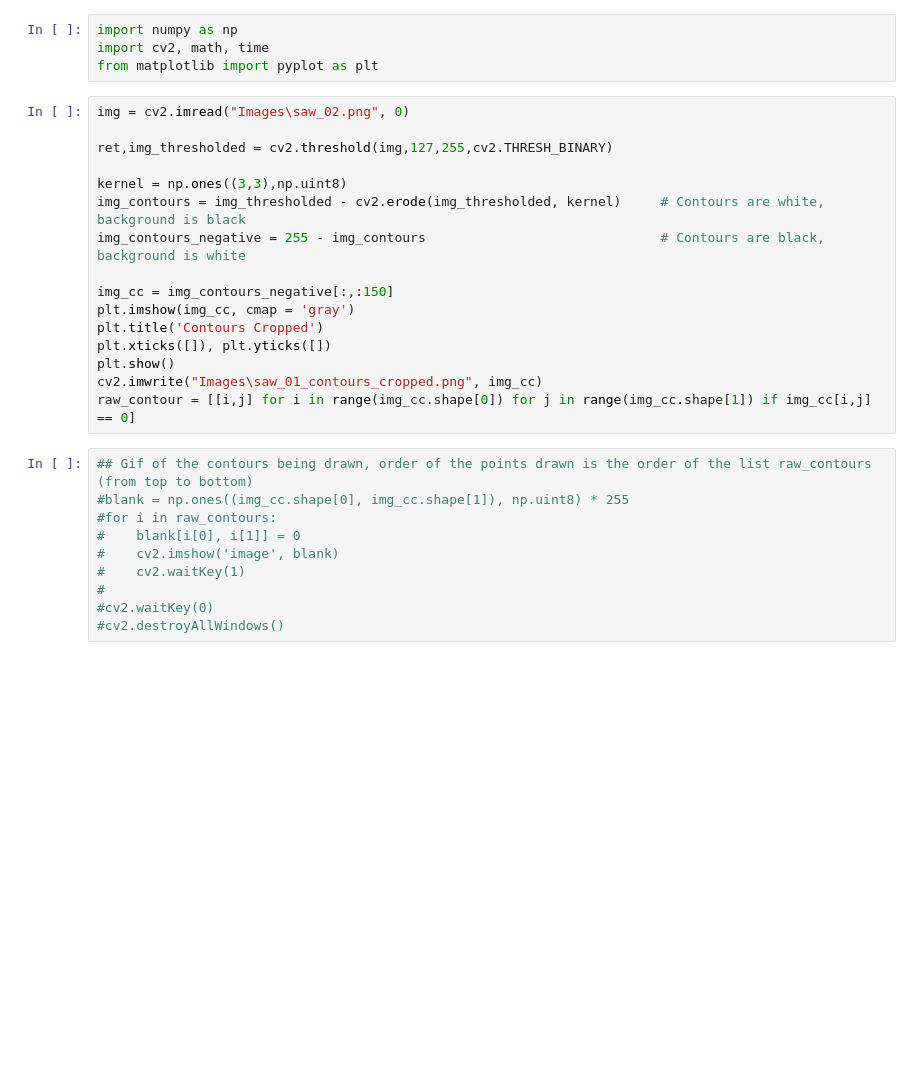
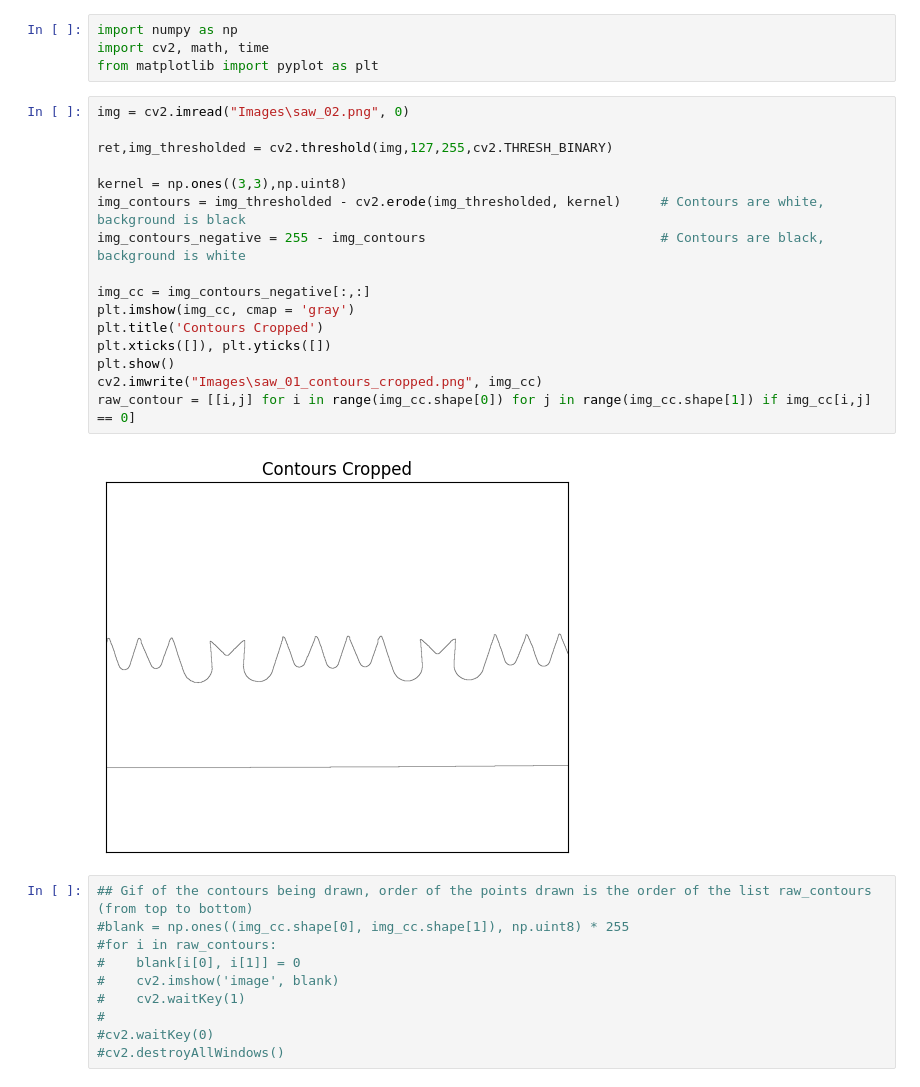
Before and after one commit to andreaalboni/CV-Project, a Jupyter notebook: InspBT.ipynb, the cells around one changed output. Saved outputs shown, nothing was run; the diff lists cells and outputs as text; blank space fills up the shorter version.

```diff
--- a/InspBT.ipynb
+++ b/InspBT.ipynb
@@ -5,19 +5,21 @@ from matplotlib import pyplot as plt
 # %%
 img = cv2.imread("Images\saw_02.png", 0)
 
 ret,img_thresholded = cv2.threshold(img,127,255,cv2.THRESH_BINARY)
 
 kernel = np.ones((3,3),np.uint8)
 img_contours = img_thresholded - cv2.erode(img_thresholded, kernel)     # Contours are white, background is black
 img_contours_negative = 255 - img_contours                              # Contours are black, background is white
 
-img_cc = img_contours_negative[:,:150]
+img_cc = img_contours_negative[:,:]
 plt.imshow(img_cc, cmap = 'gray')
 plt.title('Contours Cropped')
 plt.xticks([]), plt.yticks([])
 plt.show()
 cv2.imwrite("Images\saw_01_contours_cropped.png", img_cc)
 raw_contour = [[i,j] for i in range(img_cc.shape[0]) for j in range(img_cc.shape[1]) if img_cc[i,j] == 0]
+# %% [output]
+[figure, added]
 # %%
 ## Gif of the contours being drawn, order of the points drawn is the order of the list raw_contours (from top to bottom)
 #blank = np.ones((img_cc.shape[0], img_cc.shape[1]), np.uint8) * 255
```
Also changed, not shown: parts of 3 cells of this notebook, 5 other files.
